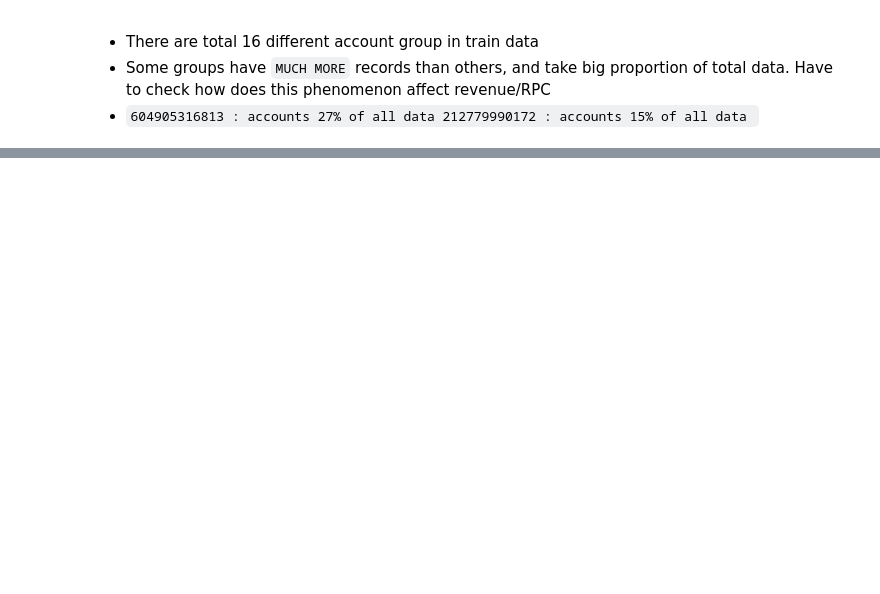
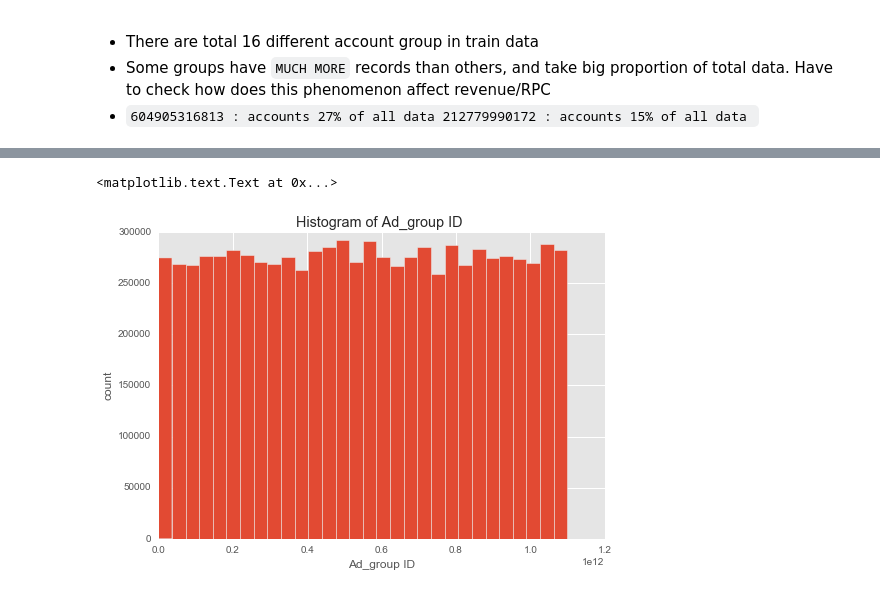
Before and after one commit to yennanliu/analysis, a Jupyter notebook: GY_guide/G_Y_Guide_EDA_final.ipynb, the cells around one changed output, grey strips where cells are left out. Cells and saved outputs as stored; diff of their text form; code cells hidden in the pictures; blank space fills up the shorter version.

```diff
--- a/GY_guide/G_Y_Guide_EDA_final.ipynb
+++ b/GY_guide/G_Y_Guide_EDA_final.ipynb
@@ -193,0 +255,9 @@ plt.title('Ads on Accounts (date) (filtered)')
+# %%
+df_train.Ad_group_ID.hist(bins=30)
+
+plt.ylabel('count')
+plt.xlabel('Ad_group ID')
+plt.title('Histogram of Ad_group ID ')
+# %% [output]
+<matplotlib.text.Text at 0x...>
+[figure, added]
```
Also changed, not shown: parts of 18 cells of this notebook.
